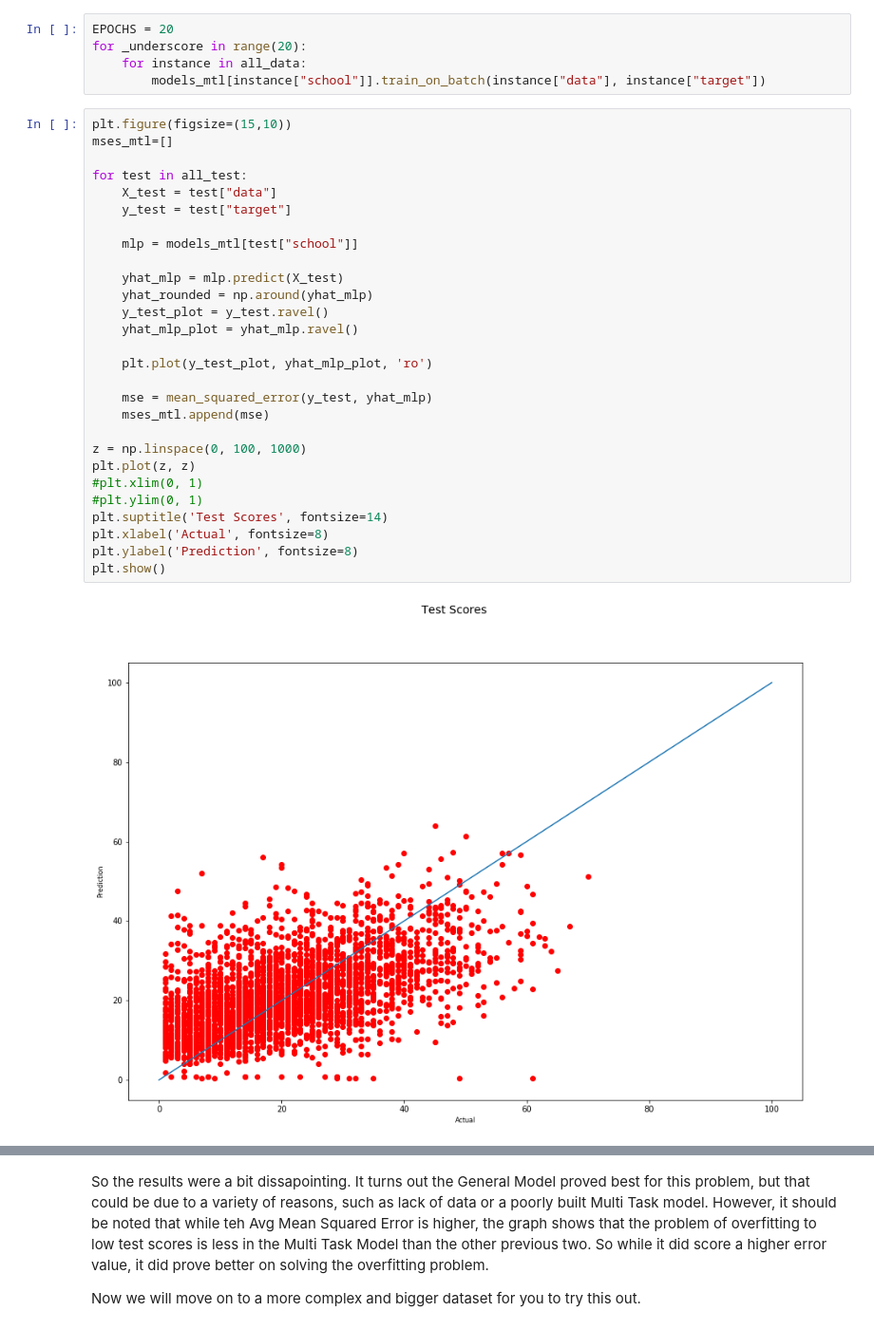
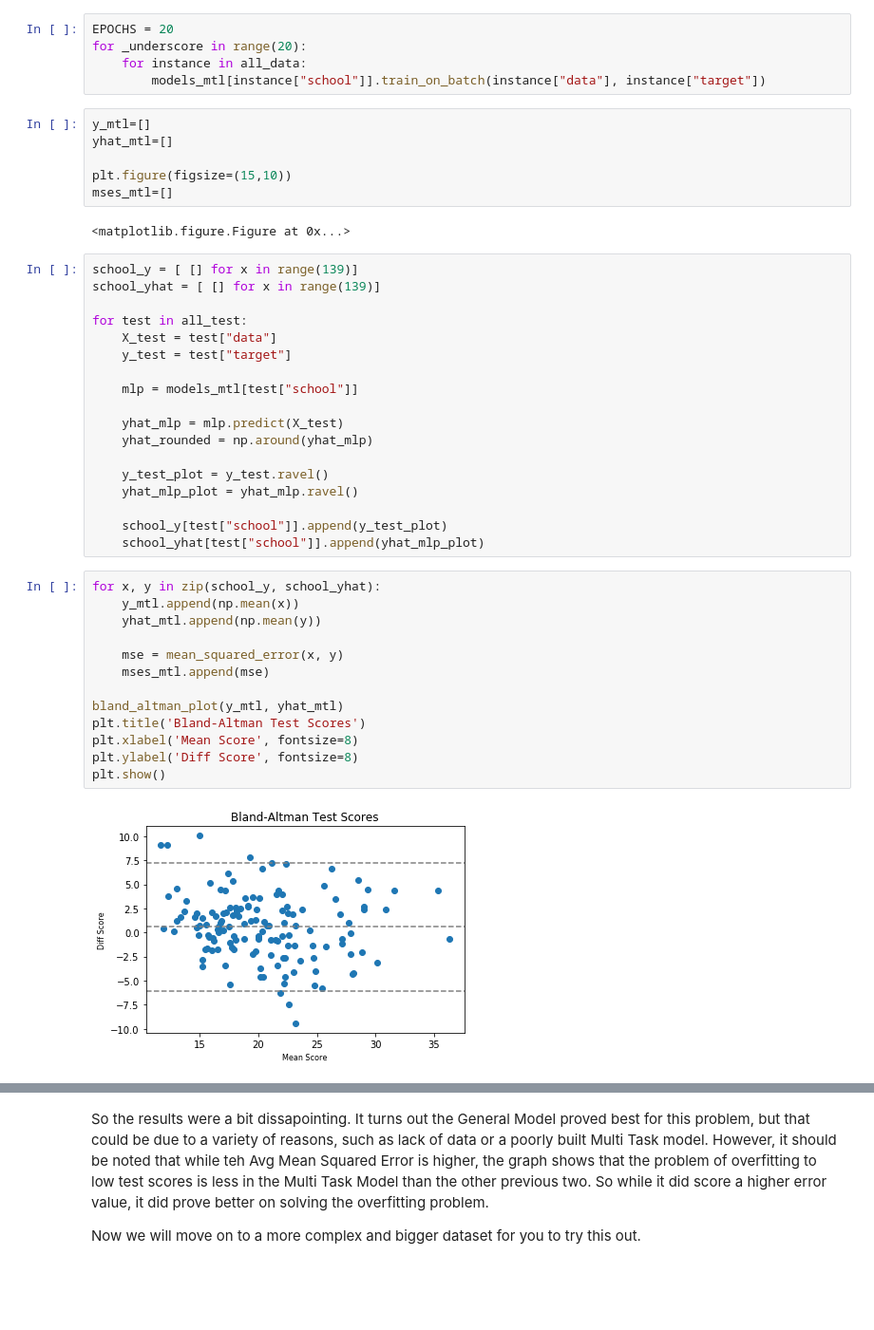
Before and after one commit to 8000net/LectureNotes, a Jupyter notebook: Lecture 7a - Overview Multi-Task Learning.ipynb, the cells around one changed output, grey strips where cells are left out. Shown at 95% size. Saved outputs shown, nothing was run; the diff lists cells and outputs as text; blank space fills up the shorter version.

```diff
--- a/Lecture 7a - Overview Multi-Task Learning.ipynb
+++ b/Lecture 7a - Overview Multi-Task Learning.ipynb
@@ -287,9 +315,17 @@ EPOCHS = 20
 for _underscore in range(20):
     for instance in all_data:
         models_mtl[instance["school"]].train_on_batch(instance["data"], instance["target"])
+# %%
+y_mtl=[]
+yhat_mtl=[]
+
+plt.figure(figsize=(15,10))
+mses_mtl=[]
+# %% [output]
+<matplotlib.figure.Figure at 0x...>
 # %%
-plt.figure(figsize=(15,10))
-mses_mtl=[]
+school_y = [ [] for x in range(139)]
+school_yhat = [ [] for x in range(139)]
 
 for test in all_test:
     X_test = test["data"]
@@ -299,24 +335,27 @@ for test in all_test:
 
     yhat_mlp = mlp.predict(X_test)
     yhat_rounded = np.around(yhat_mlp)
+
     y_test_plot = y_test.ravel()
     yhat_mlp_plot = yhat_mlp.ravel()
 
-    plt.plot(y_test_plot, yhat_mlp_plot, 'ro')
-
-    mse = mean_squared_error(y_test, yhat_mlp)
-    mses_mtl.append(mse)
-
-z = np.linspace(0, 100, 1000)
-plt.plot(z, z)
-#plt.xlim(0, 1)
-#plt.ylim(0, 1)
-plt.suptitle('Test Scores', fontsize=14)
-plt.xlabel('Actual', fontsize=8)
-plt.ylabel('Prediction', fontsize=8)
-plt.show()
+    school_y[test["school"]].append(y_test_plot)
+    school_yhat[test["school"]].append(yhat_mlp_plot)
-# %% [output]
-[figure, removed]
+# %%
+for x, y in zip(school_y, school_yhat):
+    y_mtl.append(np.mean(x))
+    yhat_mtl.append(np.mean(y))
+
+    mse = mean_squared_error(x, y)
+    mses_mtl.append(mse)
+
+bland_altman_plot(y_mtl, yhat_mtl)
+plt.title('Bland-Altman Test Scores')
+plt.xlabel('Mean Score', fontsize=8)
+plt.ylabel('Diff Score', fontsize=8)
+plt.show()
+# %% [output]
+[figure, added]
 # %%
 avg = float(np.mean(mses_mtl))
 print ("Average of Mean Squared Error: ", avg)
```
Also changed, not shown: parts of 37 cells of this notebook.
